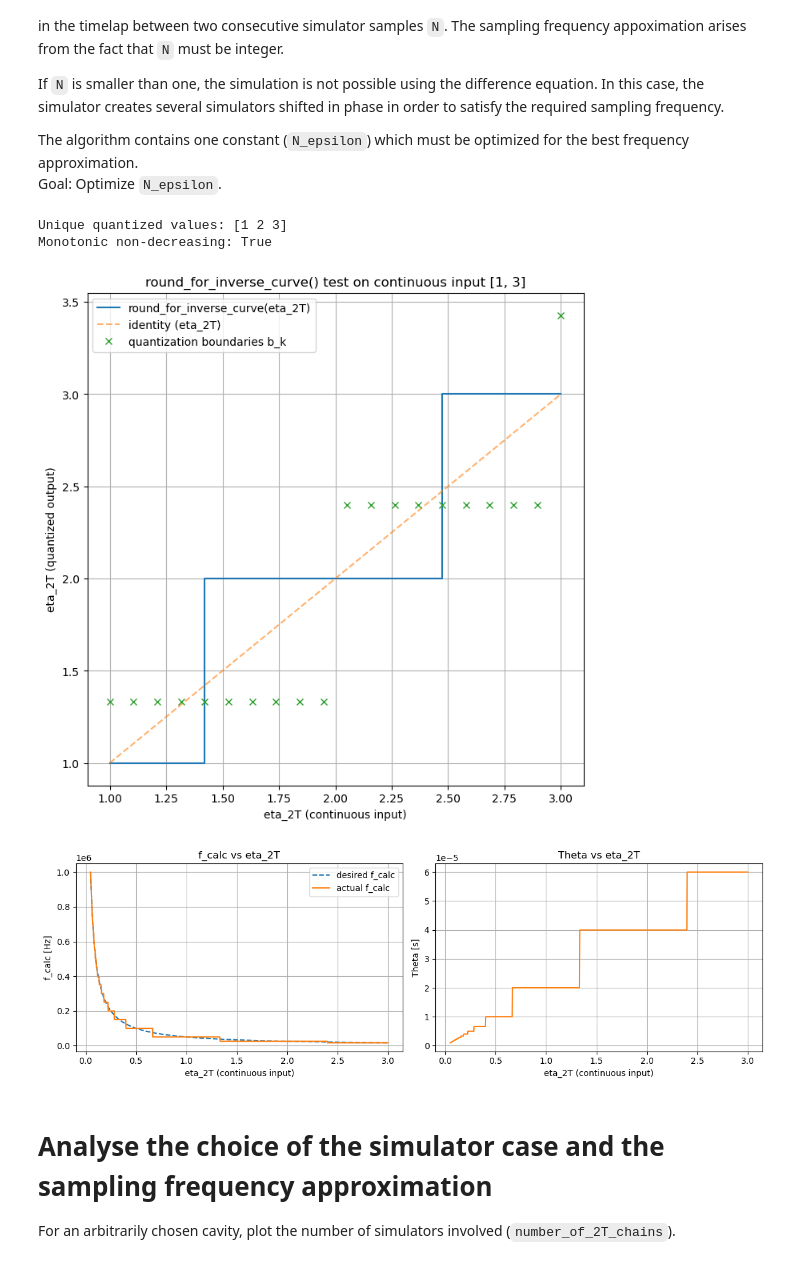
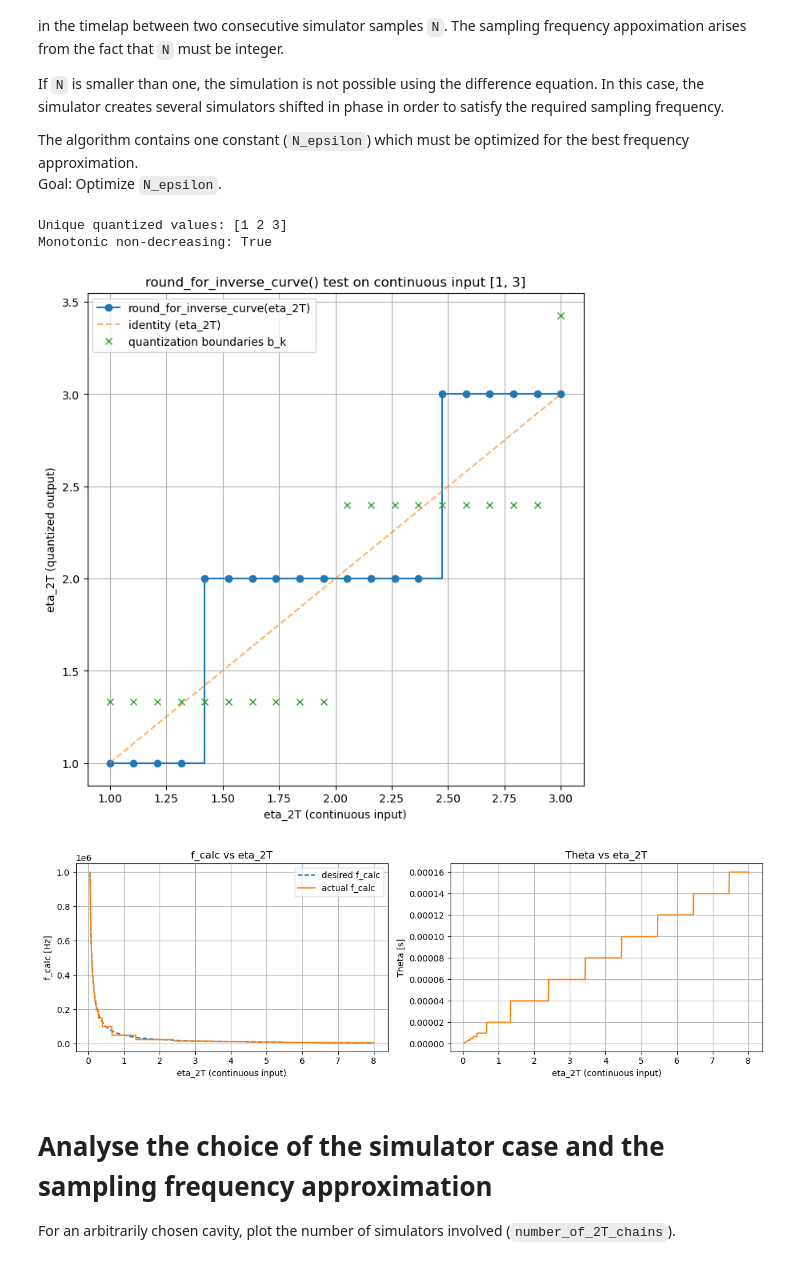
Before and after one commit to matib12/oreonspy, a Jupyter notebook: nb/Simulator development/Simulator cases tests.ipynb, the cells around one changed output. Cells and saved outputs as stored; diff of their text form; code cells hidden in the pictures.

```diff
--- a/nb/Simulator development/Simulator cases tests.ipynb
+++ b/nb/Simulator development/Simulator cases tests.ipynb
@@ -123,7 +123,7 @@ print("Monotonic non-decreasing:", np.all(np.diff(eta_2T_rounded_test) >= 0))
 
 # Plot quantization behavior
 plt.figure(figsize=(8, 8))
-plt.step(eta_2T_test, eta_2T_rounded_test, where="post", label="round_for_inverse_curve(eta_2T)")
+plt.step(eta_2T_test, eta_2T_rounded_test, where="post", label="round_for_inverse_curve(eta_2T)", marker="o")
 plt.plot(eta_2T_test, eta_2T_test, "--", alpha=0.6, label="identity (eta_2T)")
 plt.plot(eta_2T_test, boundary_test, "x", label="quantization boundaries b_k")
 plt.xlabel("eta_2T (continuous input)")
@@ -135,12 +135,12 @@ plt.show()
 # %% [output]
 Unique quantized values: [1 2 3]
 Monotonic non-decreasing: True
-[figure, old version]
+[figure, new version]
 # %%
 # Testbench for real_f_calc(): sweep eta_2T, plot f_calc and Theta
 
 # Input
-eta_2T_sweep = np.linspace(0.05, 3.0, 1000)
+eta_2T_sweep = np.linspace(0.05, 8.0, 1000)
 desired_f_sweep = 1.0 / (eta_2T_sweep * _2T)
 
 # Output arrays
@@ -149,34 +149,34 @@ Theta_sweep = np.empty_like(eta_2T_sweep)
 
 for i, eta_2T in enumerate(eta_2T_sweep):
     f_calc, Theta, _, _ = real_f_calc(
         eta_2T=eta_2T,
         _2T=_2T,
         N_eff=my_N_eff,
     )
     f_calc_sweep[i] = f_calc
     Theta_sweep[i] = Theta
 
 fig, ax = plt.subplots(1, 2, figsize=(12, 4))
 
 ax[0].plot(eta_2T_sweep, desired_f_sweep, label="desired f_calc", linestyle="--")
 ax[0].plot(eta_2T_sweep, f_calc_sweep, label="actual f_calc")
 ax[0].set_xlabel("eta_2T (continuous input)")
 ax[0].set_ylabel("f_calc [Hz]")
 ax[0].set_title("f_calc vs eta_2T")
 ax[0].grid(True)
 ax[0].legend()
 #ax[0].set_ylim(0, 5.)
 
 ax[1].plot(eta_2T_sweep, Theta_sweep, color="tab:orange")
 ax[1].set_xlabel("eta_2T (continuous input)")
 ax[1].set_ylabel("Theta [s]")
 ax[1].set_title("Theta vs eta_2T")
 ax[1].grid(True)
 
 plt.tight_layout()
 plt.show()
 # %% [output]
-[figure, old version]
+[figure, new version]
 # %% [markdown]
 # Analyse the choice of the simulator case and the sampling frequency approximation
 
```
Also changed, not shown: parts of 4 cells of this notebook.
